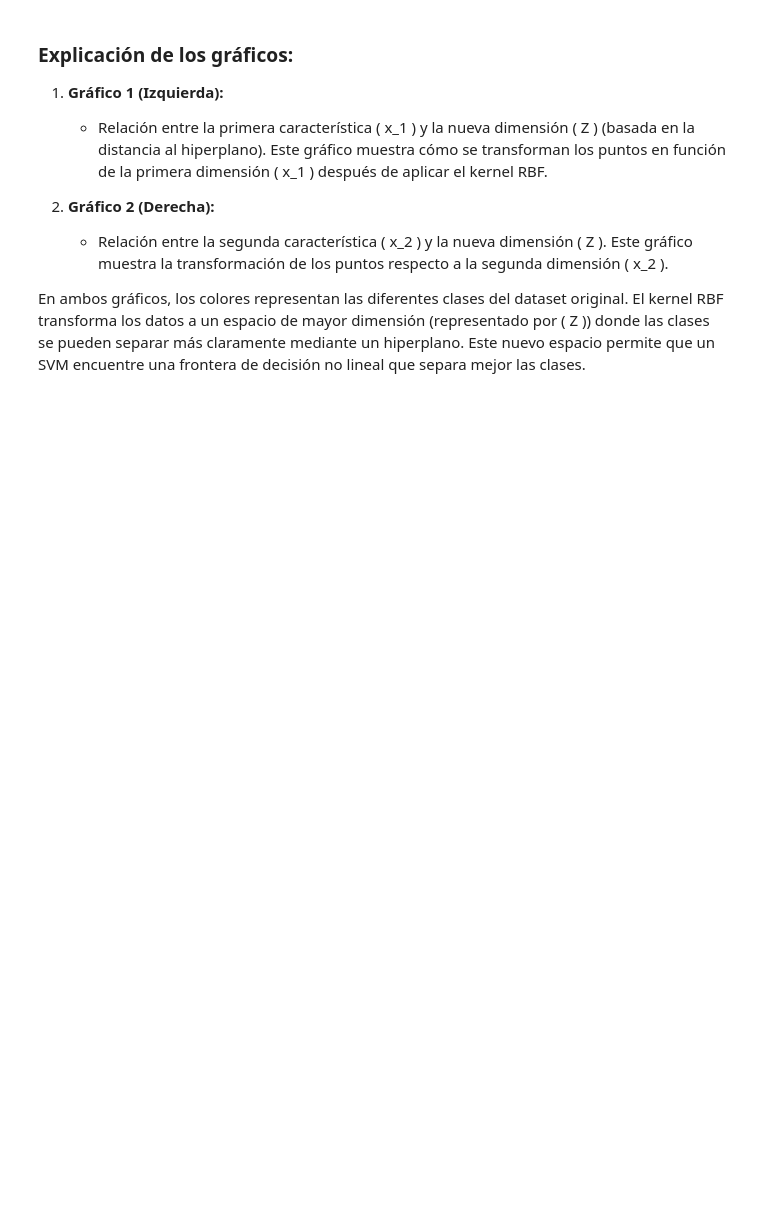
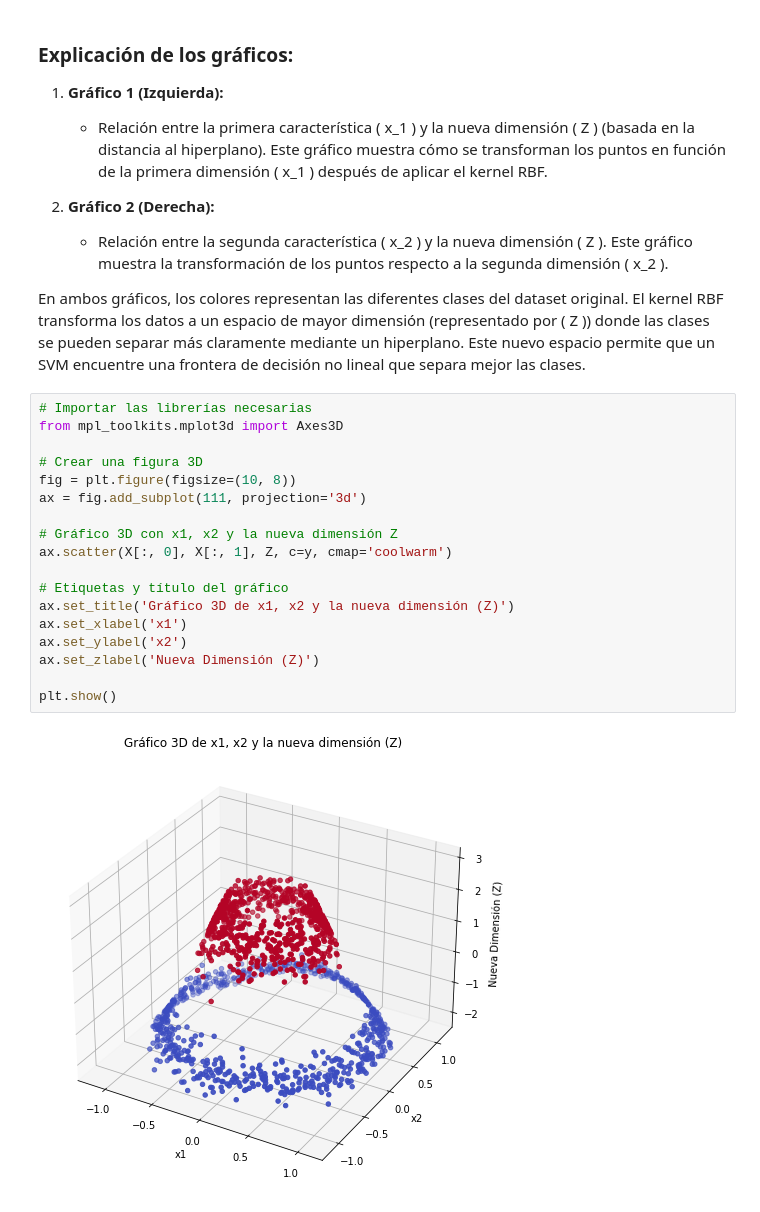
Before and after one commit to Oscar-M-Quintana/Algoritmos_Inferencia, a Jupyter notebook: SVM/svm_nolineal.ipynb, the cells around one changed output. Drawn from its saved outputs; the diff is of its cells as text; blank space fills up the shorter version.

```diff
--- a/SVM/svm_nolineal.ipynb
+++ b/SVM/svm_nolineal.ipynb
@@ -218,3 +218,23 @@ plt.show()
    - Relación entre la segunda característica \( x_2 \) y la nueva dimensión \( Z \). Este gráfico muestra la transformación de los puntos respecto a la segunda dimensión \( x_2 \).
 
 En ambos gráficos, los colores representan las diferentes clases del dataset original. El kernel RBF transforma los datos a un espacio de mayor dimensión (representado por \( Z \)) donde las clases se pueden separar más claramente mediante un hiperplano. Este nuevo espacio permite que un SVM encuentre una frontera de decisión no lineal que separa mejor las clases.
+# %%
+# Importar las librerías necesarias
+from mpl_toolkits.mplot3d import Axes3D
+
+# Crear una figura 3D
+fig = plt.figure(figsize=(10, 8))
+ax = fig.add_subplot(111, projection='3d')
+
+# Gráfico 3D con x1, x2 y la nueva dimensión Z
+ax.scatter(X[:, 0], X[:, 1], Z, c=y, cmap='coolwarm')
+
+# Etiquetas y título del gráfico
+ax.set_title('Gráfico 3D de x1, x2 y la nueva dimensión (Z)')
+ax.set_xlabel('x1')
+ax.set_ylabel('x2')
+ax.set_zlabel('Nueva Dimensión (Z)')
+
+plt.show()
+# %% [output]
+[figure, added]
```
Also changed, not shown: parts of 6 cells of this notebook.
